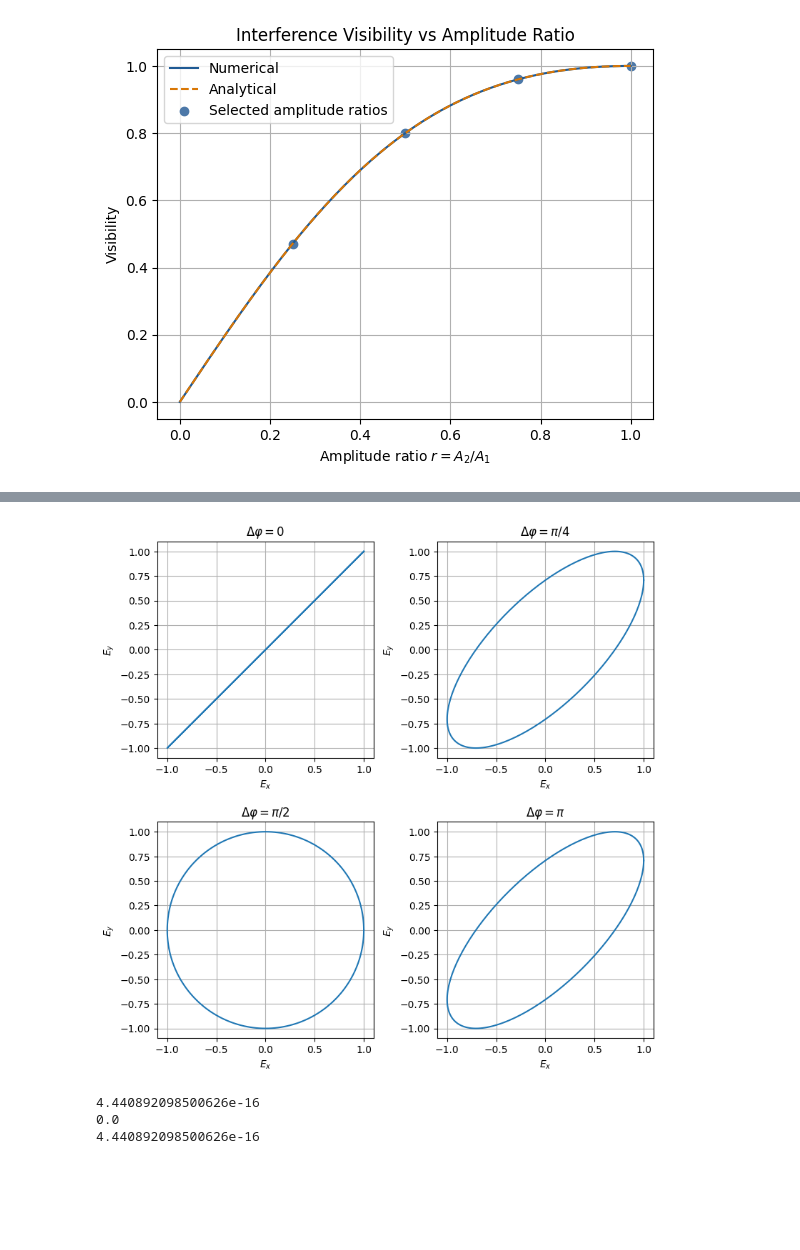
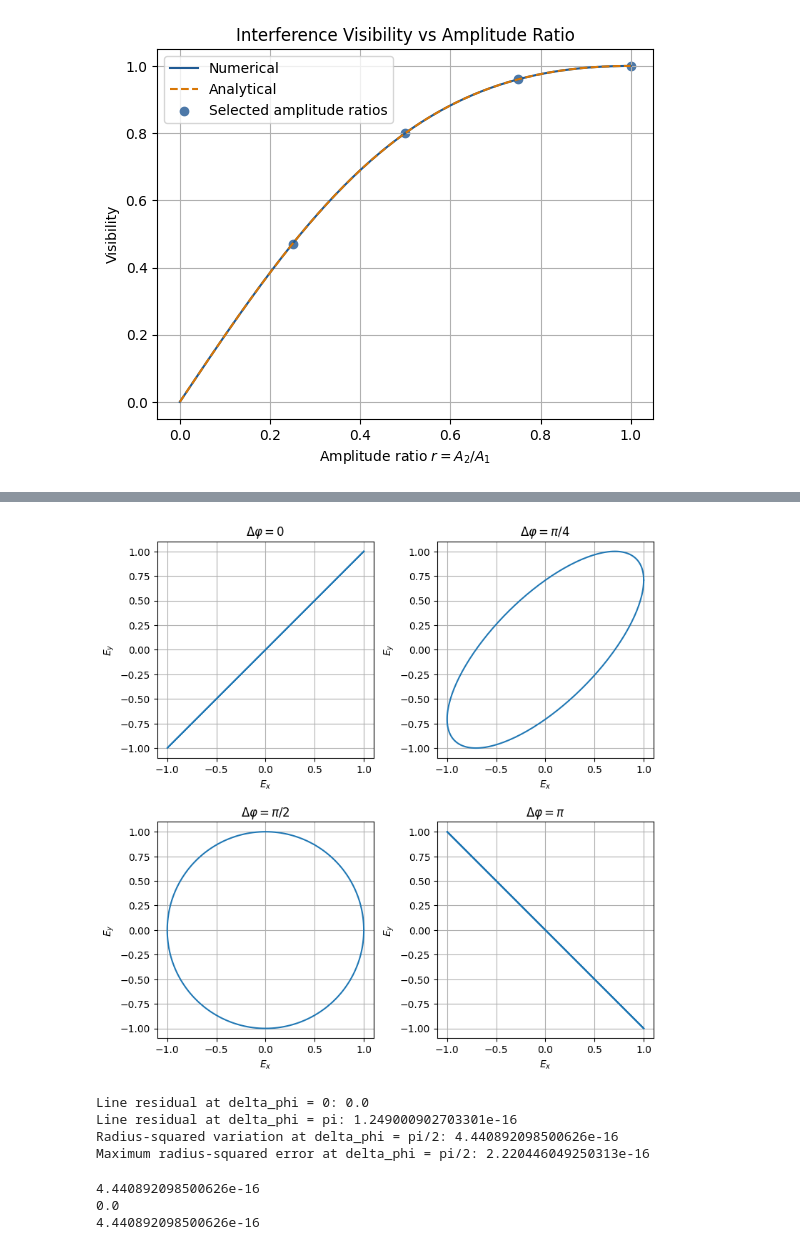
Before and after one commit to hyerim1212/maxwell-to-programmable-photonics, a Jupyter notebook: notebooks/08_wave_superposition_polarization_and_interference.ipynb, the cells around one changed output, grey strips where cells are left out. Saved outputs shown, nothing was run; the diff lists cells and outputs as text; code cells hidden in the pictures; blank space fills up the shorter version.

```diff
--- a/notebooks/08_wave_superposition_polarization_and_interference.ipynb
+++ b/notebooks/08_wave_superposition_polarization_and_interference.ipynb
@@ -738,7 +788,7 @@ A_x = 1
 A_y = 1
 
 phase_time = np.linspace(0.0, 2.0 * np.pi, 201)
-delta_varphi = np.asarray([0.0, np.pi/4, np.pi/2, np.pi/4])
+delta_varphi = np.asarray([0.0, np.pi/4, np.pi/2, np.pi])
 # %%
 E_x_total = []
 E_y_total = []
@@ -756,45 +806,55 @@ for delta_phi in delta_varphi:
     E_y = np.real(polarization_state[1] * np.exp(-1j * phase_time))
     radius_squared = E_x**2 + E_y**2
     E_y_total.append(E_y)
-
-line_residual_0 = np.max(np.abs(E_y - E_x))
-line_residual_pi = np.max(np.abs(E_y + E_x))
-radius_variation = (np.max(radius_squared)- np.min(radius_squared))
 
 E_x_total = np.asarray(E_x_total)
 E_y_total = np.asarray(E_y_total)
 
 fig, axes = plt.subplots(2, 2, figsize=(8, 8))
 
 titles = [
     r"$\Delta\varphi = 0$",
     r"$\Delta\varphi = \pi/4$",
     r"$\Delta\varphi = \pi/2$",
     r"$\Delta\varphi = \pi$",
 ]
 
 for i, ax in enumerate(axes.flat):
 
     ax.set_xlim(-1.1, 1.1)
     ax.set_ylim(-1.1, 1.1)
 
     ax.plot(
         E_x_total[i],
         E_y_total[i]
     )
 
     ax.set_title(titles[i])
     ax.set_xlabel(r"$E_x$")
     ax.set_ylabel(r"$E_y$")
     ax.set_aspect("equal")
     ax.grid()
 
 plt.tight_layout()
 plt.show()
 
-# 내일 case 2 task B 부터
+line_residual_0 = np.max(np.abs(E_y_total[0] - E_x_total[0]))
+line_residual_pi = np.max(np.abs(E_y_total[3] + E_x_total[3]))
+radius_squared_pi_over_2 = (E_x_total[2]**2 + E_y_total[2]**2)
+radius_variation_pi_over_2 = (np.max(radius_squared_pi_over_2)- np.min(radius_squared_pi_over_2))
+radius_error_pi_over_2 = absolute_error(radius_squared_pi_over_2, 1.0)
+
+
+print("Line residual at delta_phi = 0:", line_residual_0)
+print("Line residual at delta_phi = pi:", line_residual_pi)
+print("Radius-squared variation at delta_phi = pi/2:", radius_variation_pi_over_2)
+print("Maximum radius-squared error at delta_phi = pi/2:", np.max(radius_error_pi_over_2))
 # %% [output]
-[figure, old version]
+[figure, new version]
+Line residual at delta_phi = 0: 0.0
+Line residual at delta_phi = pi: 1.249000902703301e-16
+Radius-squared variation at delta_phi = pi/2: 4.440892098500626e-16
+Maximum radius-squared error at delta_phi = pi/2: 2.220446049250313e-16
 # %%
 E_x_total_B = []
 E_y_total_B = []
```
Also changed, not shown: parts of 8 cells of this notebook.
